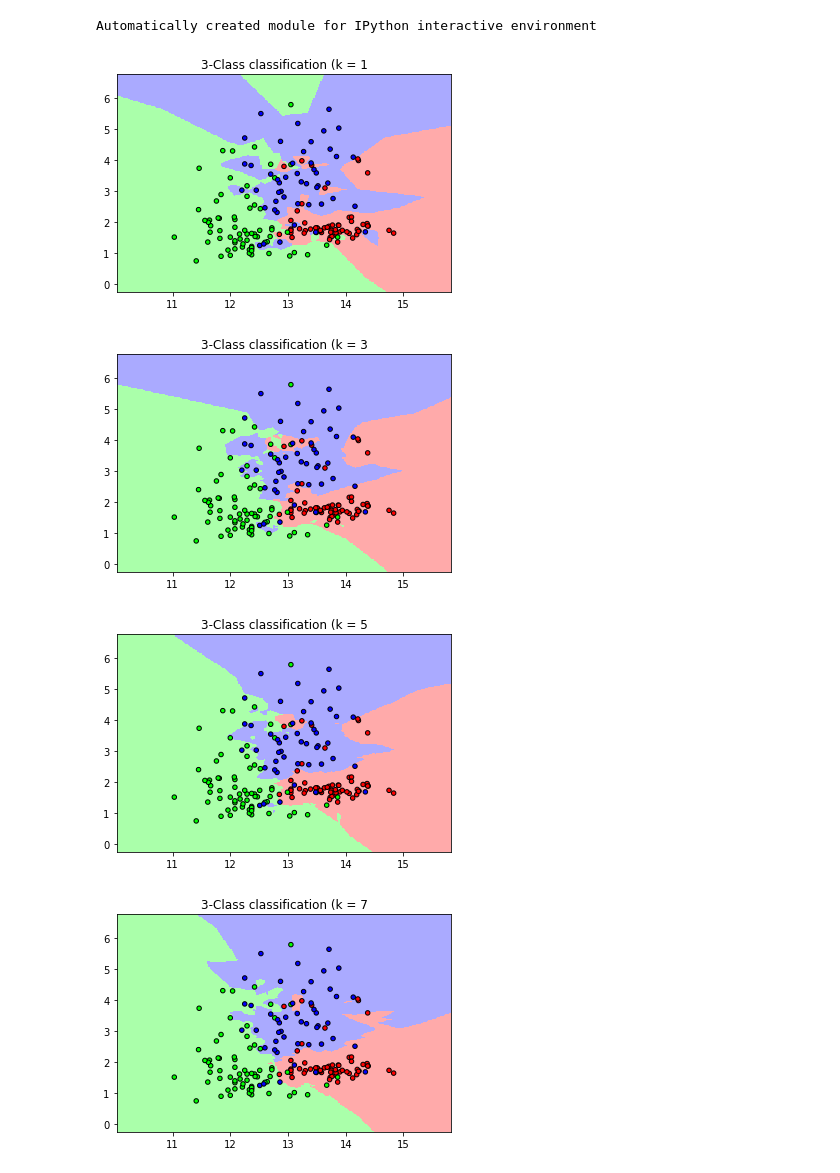
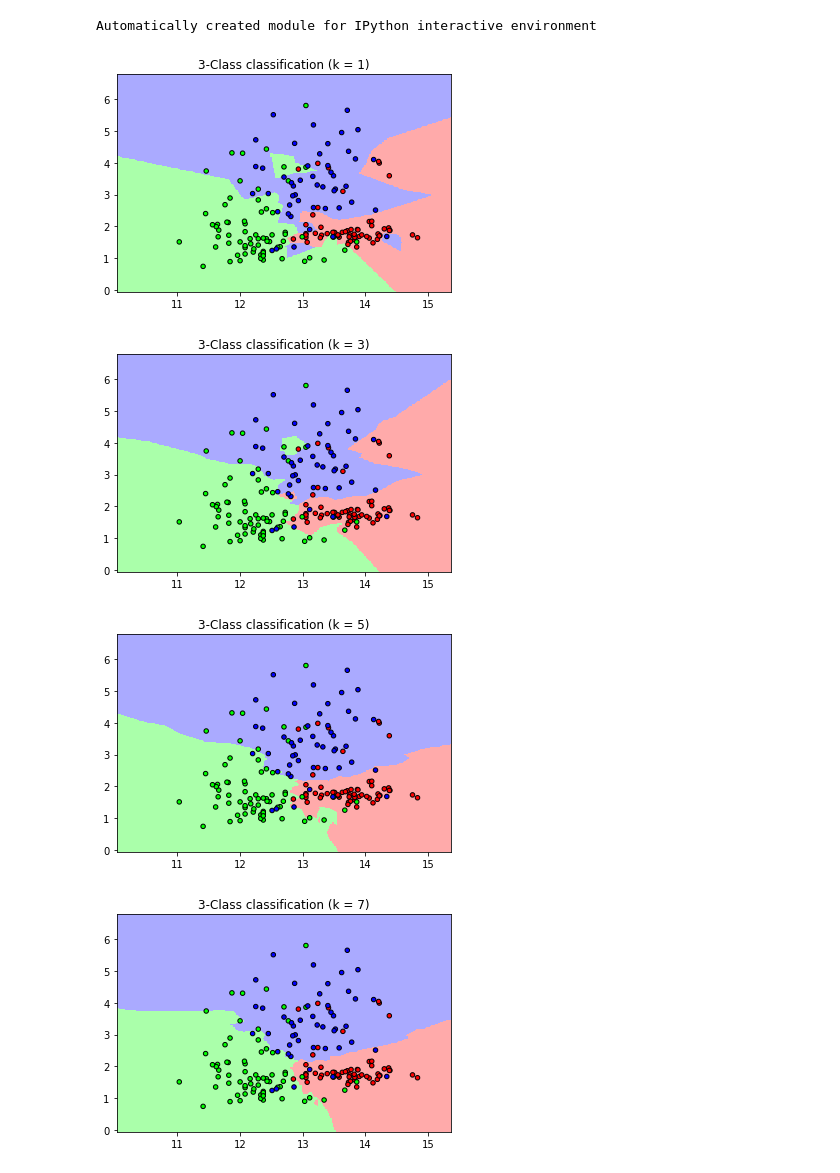
Before and after one commit to Vaelthur/ML-AI_HW1, a Jupyter notebook: HomeWork 1.ipynb, the cells around one changed output. Saved outputs shown, nothing was run; the diff lists cells and outputs as text; code cells hidden in the pictures.

```diff
--- a/HomeWork 1.ipynb
+++ b/HomeWork 1.ipynb
@@ -13,50 +13,60 @@ wine = datasets.load_wine()
 X = wine.data[:, :2]
 y = wine.target
 
-#divide to get the right percentage of train data
-X_train, X_buf, y_train, y_buf = model_selection.train_test_split(X, y, test_size=0.5)
-#divide buffer into validation and test
-X_valid, X_test, y_valid, y_test = model_selection.train_test_split(X_buf, y_buf, test_size=0.6)
+# divide to get the right percentage of train data
+X_train, X_buf, y_train, y_buf = model_selection.train_test_split(X, y, shuffle=True, test_size=0.5)
 
+# divide buffer into validation and test
+X_valid, X_test, y_valid, y_test = model_selection.train_test_split(X_buf, y_buf, shuffle=True, test_size=0.6)
+
+# delete buffer partitions
+del X_buf, y_buf
+
+# step size in the mesh - to check what this means
 h = .02
 
 cmap_light = ListedColormap(['#FFAAAA', '#AAFFAA', '#AAAAFF'])
 cmap_bold = ListedColormap(['#FF0000', '#00FF00', '#0000FF'])
 
-#I apply KNN with K = 1
+# array of variuos Ks to try KNN with
 ks = [1,3,5,7]
 
+# for which iterates every K and plots the relative data & decision boundaries
 for k in ks:
     n_neighbors = k;
     # we create an instance of Neighbours Classifier and fit the data.
     clf = neighbors.KNeighborsClassifier(n_neighbors)
-    clf.fit(X, y)
+    # train the classifier on the training set
+    clf.fit(X_train, y_train)
 
     # Plot the decision boundary. For that, we will assign a color to each
     # point in the mesh [x_min, x_max]x[y_min, y_max].
-    x_min, x_max = X[:, 0].min() - 1, X[:, 0].max() + 1
-    y_min, y_max = X[:, 1].min() - 1, X[:, 1].max() + 1
+    x_min, x_max = X_test[:, 0].min() - 1, X_test[:, 0].max() + 1
+    y_min, y_max = X_test[:, 1].min() - 1, X_test[:, 1].max() + 1
+
+    #the arange method return evenly spaced data
     xx, yy = np.meshgrid(np.arange(x_min, x_max, h),
                          np.arange(y_min, y_max, h))
+    # test the classifier on the test set
+    # ravel method returns a contigous flattened array
     Z = clf.predict(np.c_[xx.ravel(), yy.ravel()])
 
     # Put the result into a color plot
     Z = Z.reshape(xx.shape)
     plt.figure()
     plt.pcolormesh(xx, yy, Z, cmap=cmap_light)
 
     # Plot also the training points
     plt.scatter(X[:, 0], X[:, 1], c=y, cmap=cmap_bold,
                 edgecolor='k', s=20)
     plt.xlim(xx.min(), xx.max())
     plt.ylim(yy.min(), yy.max())
-    plt.title("3-Class classification (k = %i"
+    plt.title("3-Class classification (k = %i)"
               % (n_neighbors))
-
 plt.show()
 # %% [output]
 Automatically created module for IPython interactive environment
-[figure, old version]
+[figure, new version]
-[figure, old version]
+[figure, new version]
-[figure, old version]
+[figure, new version]
-[figure, old version]
+[figure, new version]
```
